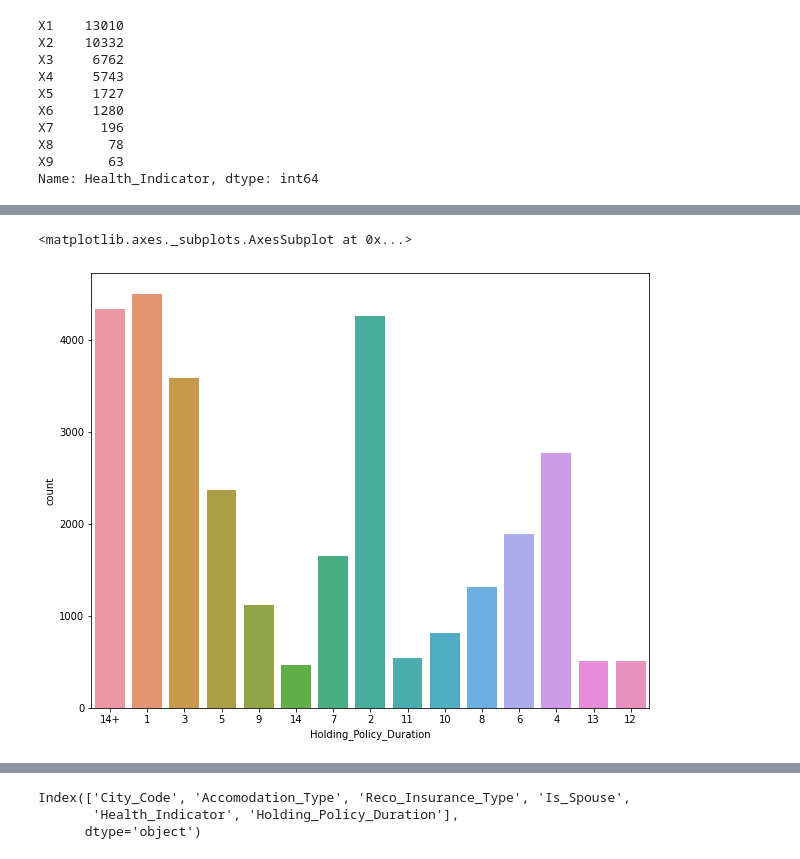
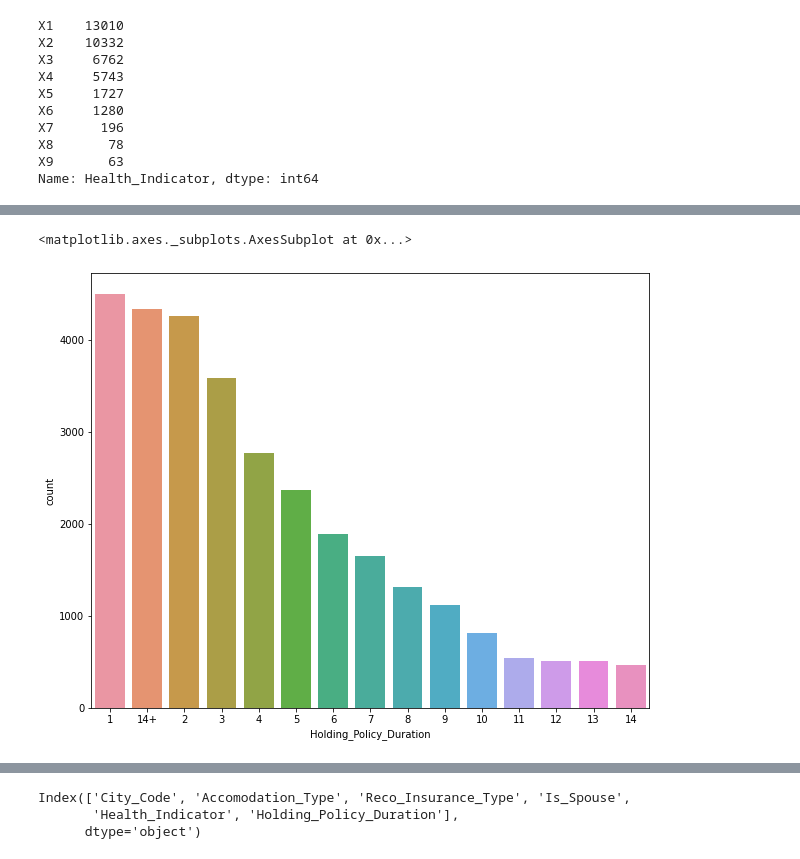
Before and after one commit to blaze-fire/Job-A-Thon, a Jupyter notebook: jobathon.ipynb, the cells around one changed output, grey strips where cells are left out. Drawn from its saved outputs; the diff is of its cells as text; code cells hidden in the pictures.

Commit message:
added more visualizations

```diff
--- a/jobathon.ipynb
+++ b/jobathon.ipynb
@@ -106,5 +122,5 @@ Name: Holding_Policy_Duration, dtype: int64
 # %%
-sns.countplot(df['Holding_Policy_Duration'])
+sns.countplot(df['Holding_Policy_Duration'], order=df['Holding_Policy_Duration'].value_counts().index)
 # %% [output]
 <matplotlib.axes._subplots.AxesSubplot at 0x...>
-[figure, old version]
+[figure, new version]
```
Also changed, not shown: parts of 10 cells of this notebook.
